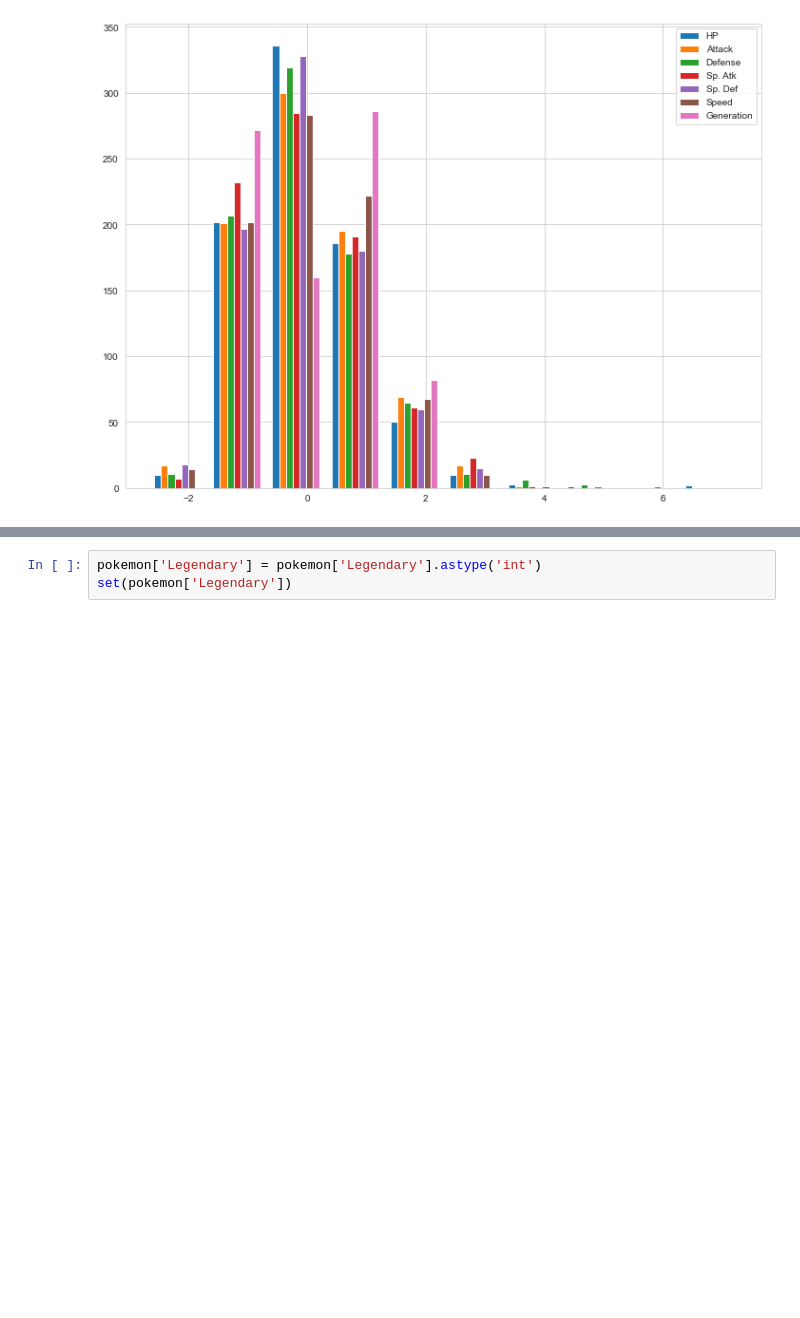
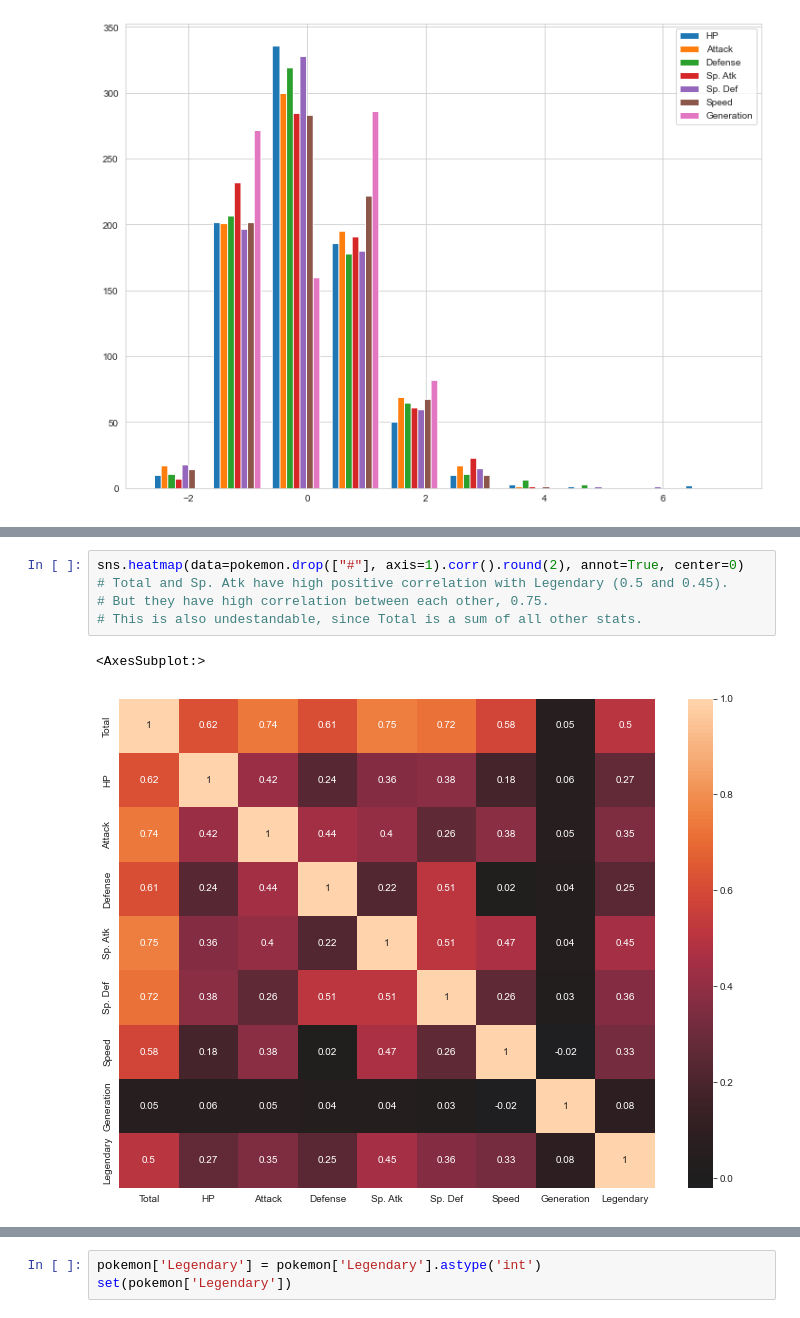
Before and after one commit to Tatiana-kik/BI_ML_2021, a Jupyter notebook: lesson_2_linmodels_GD/homework/Linear_models.ipynb, the cells around one changed output, grey strips where cells are left out. Drawn from its saved outputs; the diff is of its cells as text; blank space fills up the shorter version.

```diff
--- a/lesson_2_linmodels_GD/homework/Linear_models.ipynb
+++ b/lesson_2_linmodels_GD/homework/Linear_models.ipynb
@@ -835,0 +875,8 @@ Water     112
+# %%
+sns.heatmap(data=pokemon.drop(["#"], axis=1).corr().round(2), annot=True, center=0)
+# Total and Sp. Atk have high positive correlation with Legendary (0.5 and 0.45).
+# But they have high correlation between each other, 0.75.
+# This is also undestandable, since Total is a sum of all other stats.
+# %% [output]
+<AxesSubplot:>
+[figure, added]
```
Also changed, not shown: parts of 71 cells of this notebook.
